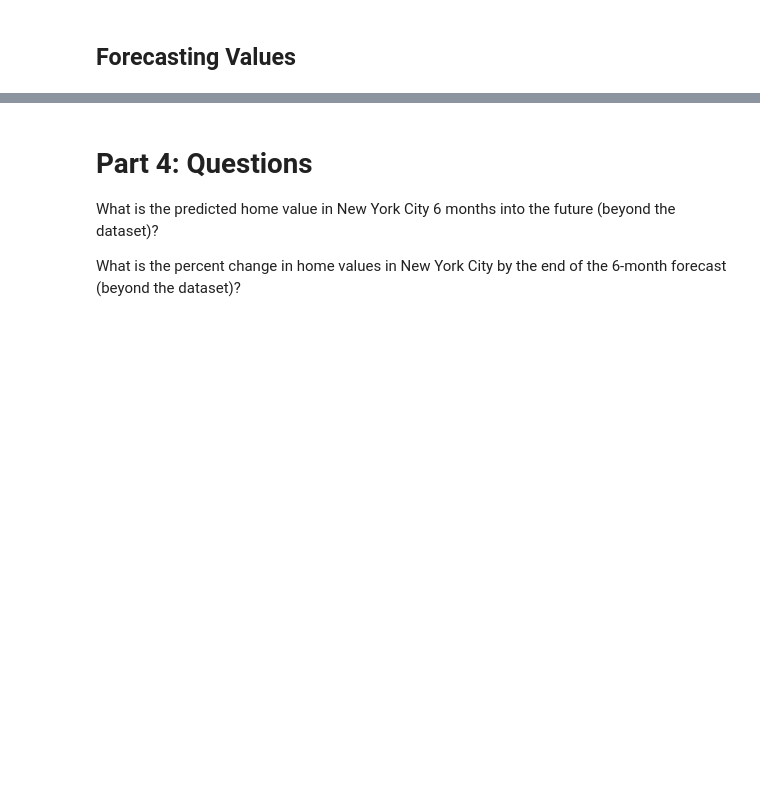
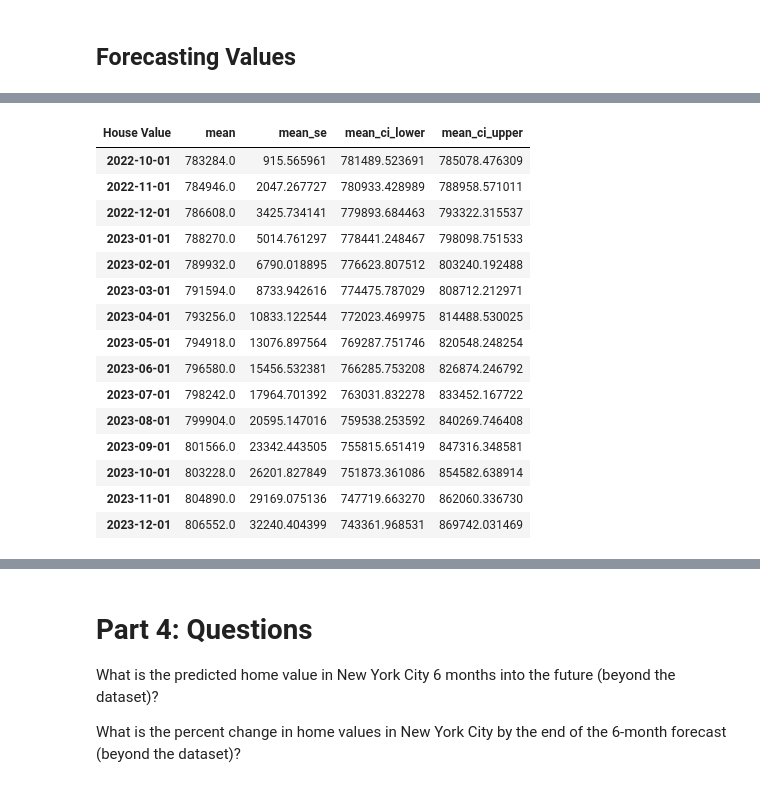
Before and after one commit to Dr-Schmoctor/Data-Vizualization-Work, a Jupyter notebook: Week1/Zillow_Preparing_Time_Series_Data.ipynb, the cells around one changed output, grey strips where cells are left out. Cells and saved outputs as stored; diff of their text form; code cells hidden in the pictures; blank space fills up the shorter version.

```diff
--- a/Week1/Zillow_Preparing_Time_Series_Data.ipynb
+++ b/Week1/Zillow_Preparing_Time_Series_Data.ipynb
@@ -723,3 +731,22 @@ forecasted.index[0], forecasted.index[-1]
+# %%
+forecasted
+# %% [output]
+| House Value | mean | mean_se | mean_ci_lower | mean_ci_upper |
+| 2022-10-01 | 783284.0 | 915.565961 | 781489.523691 | 785078.476309 |
+| 2022-11-01 | 784946.0 | 2047.267727 | 780933.428989 | 788958.571011 |
+| 2022-12-01 | 786608.0 | 3425.734141 | 779893.684463 | 793322.315537 |
+| 2023-01-01 | 788270.0 | 5014.761297 | 778441.248467 | 798098.751533 |
+| 2023-02-01 | 789932.0 | 6790.018895 | 776623.807512 | 803240.192488 |
+| 2023-03-01 | 791594.0 | 8733.942616 | 774475.787029 | 808712.212971 |
+| 2023-04-01 | 793256.0 | 10833.122544 | 772023.469975 | 814488.530025 |
+| 2023-05-01 | 794918.0 | 13076.897564 | 769287.751746 | 820548.248254 |
+| 2023-06-01 | 796580.0 | 15456.532381 | 766285.753208 | 826874.246792 |
+| 2023-07-01 | 798242.0 | 17964.701392 | 763031.832278 | 833452.167722 |
+| 2023-08-01 | 799904.0 | 20595.147016 | 759538.253592 | 840269.746408 |
+| 2023-09-01 | 801566.0 | 23342.443505 | 755815.651419 | 847316.348581 |
+| 2023-10-01 | 803228.0 | 26201.827849 | 751873.361086 | 854582.638914 |
+| 2023-11-01 | 804890.0 | 29169.075136 | 747719.663270 | 862060.336730 |
+| 2023-12-01 | 806552.0 | 32240.404399 | 743361.968531 | 869742.031469 |
 # %%
 first = forecasted['mean'].iloc[0]
 first
```
Also changed, not shown: parts of 14 cells of this notebook.
